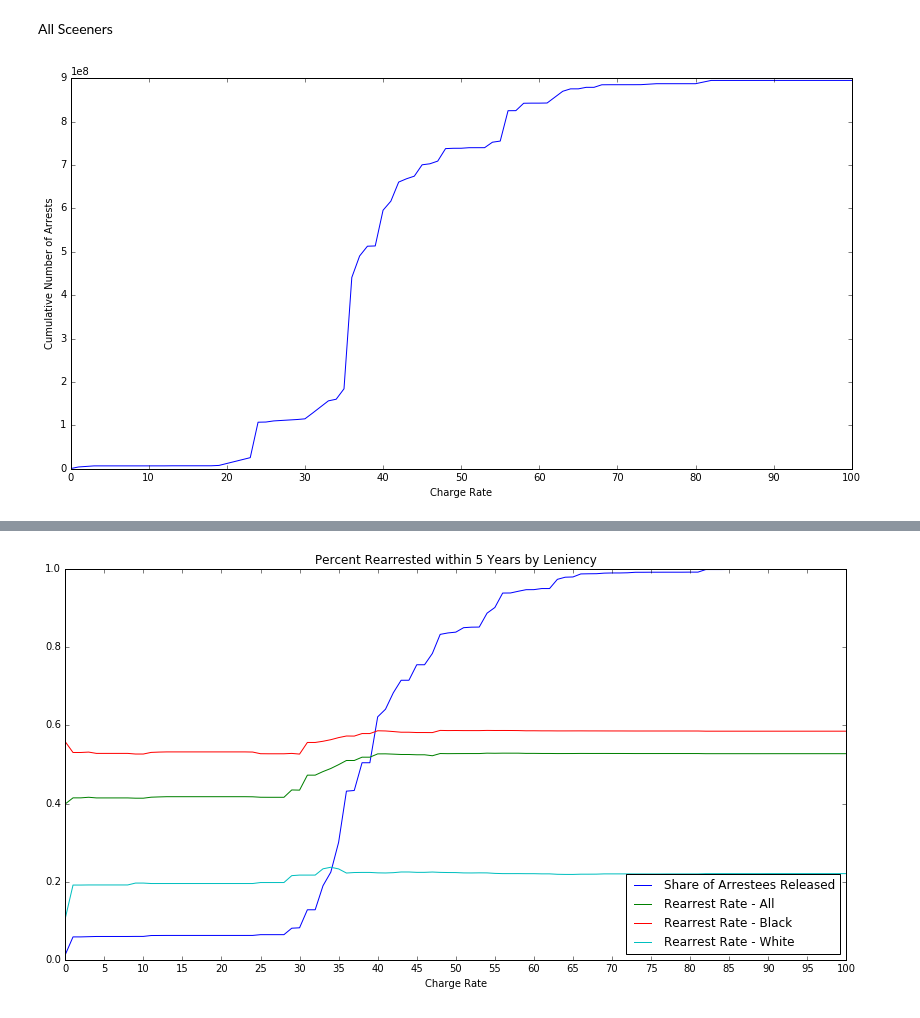
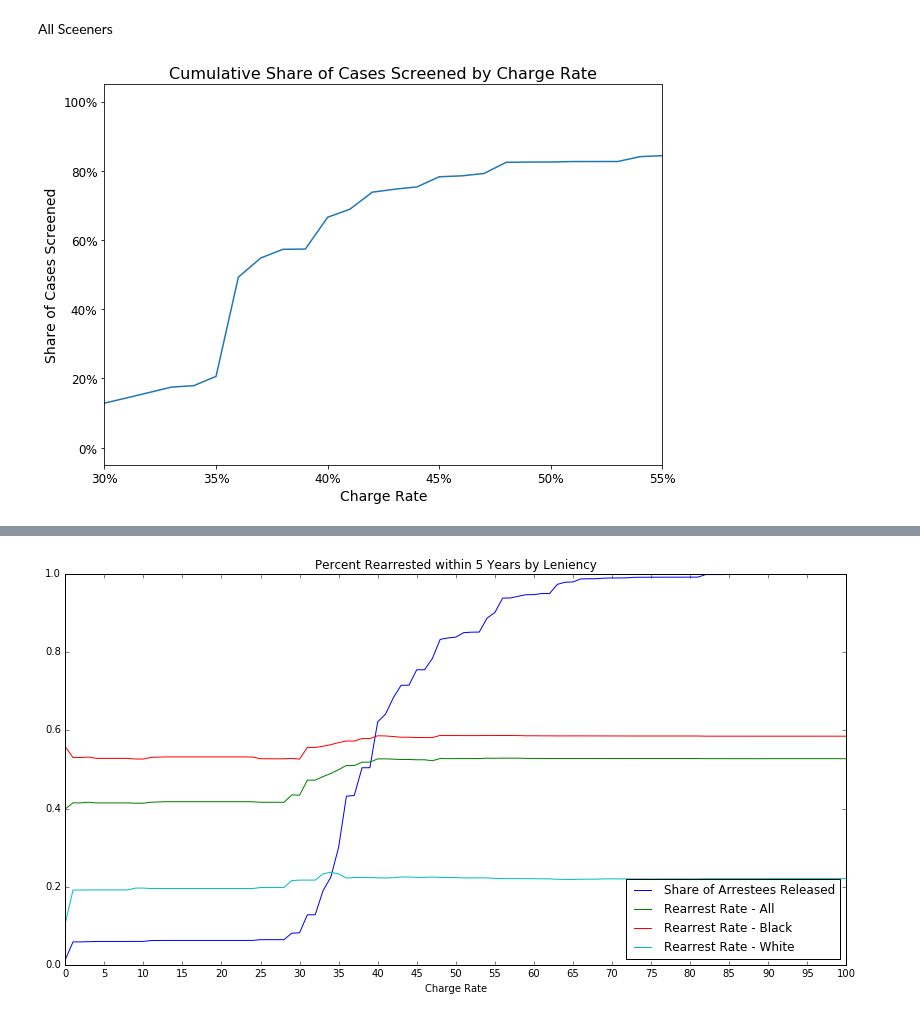
Before and after one commit to da1933/NODA, a Jupyter notebook: Screeners.ipynb, the cells around one changed output, grey strips where cells are left out. Cells and saved outputs as stored; diff of their text form; code cells hidden in the pictures.

Commit message:
Updated Charts

```diff
--- a/Screeners.ipynb
+++ b/Screeners.ipynb
@@ -142,16 +142,29 @@ by_chrg_rate['NBR_CASES']= sada.groupby(['chrg_rate_rounded'])['NBR_CASES'].sum(
 
 by_chrg_rate['SHARE_CASES']= by_chrg_rate['NBR_CASES']/by_chrg_rate['NBR_CASES'].sum()
 by_chrg_rate['CUM_CASES'] = by_chrg_rate['NBR_CASES'].cumsum()
+by_chrg_rate['CUM_SHARE_CASES']= by_chrg_rate['CUM_CASES']/by_chrg_rate['NBR_CASES'].sum()
+
+
 by_chrg_rate.to_csv('results/by_chrg_rate.csv', index=True)
-# %%
-plt.figure(figsize=(14, 7))
-#plt.title('Rearrest Rates by Leniency')
-plt.plot(by_chrg_rate['CUM_CASES'])
-plt.xlabel('Charge Rate')
-plt.ylabel('Cumulative Number of Arrests')
-plt.xticks(np.arange(0,101,10));
-# %% [output]
-[figure, removed]
+# %%
+import matplotlib.ticker as mtick
+plt.figure(figsize=(10, 7))
+plt.title('Cumulative Share of Cases Screened by Charge Rate',fontsize=16)
+ax=plt.subplot(111)
+ax.plot(by_chrg_rate['chrg_rate_rounded'],by_chrg_rate['CUM_SHARE_CASES']*100)
+ax.set_xlabel('Charge Rate',fontsize=14)
+ax.set_ylabel('Share of Cases Screened',fontsize=14)
+ax.set_xlim([30,55]);
+fmt = '%.0f%%' # Format you want the ticks, e.g. '40%'
+xticks = mtick.FormatStrFormatter(fmt)
+yticks = mtick.FormatStrFormatter(fmt)
+ax.xaxis.set_major_formatter(xticks)
+ax.yaxis.set_major_formatter(yticks)
+plt.xticks(fontsize=12)
+plt.yticks(fontsize=12)
+plt.show()
+# %% [output]
+[figure, added]
 # %%
 sada_not_charged = sada[sada['CHRG_ACCEPTED']==0]
 # %%
```
Also changed, not shown: parts of 2 cells of this notebook.
